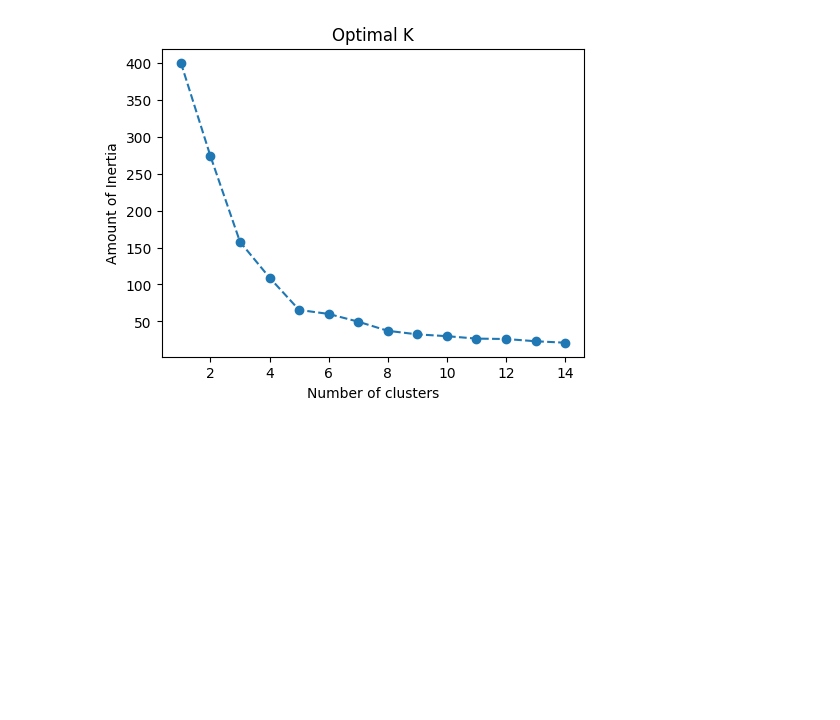
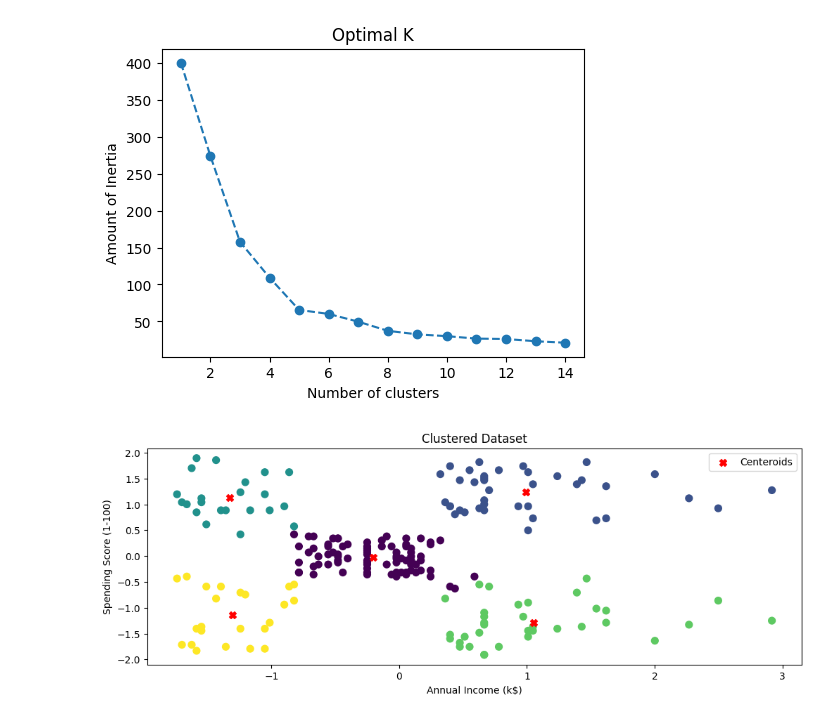
Before and after one commit to YS-Pundir/Machine-Learning-Foundations, a Jupyter notebook: Unsupervised Learning & Advanced Pipelines/Retail Customer Segmentation/model.ipynb, the cells around one changed output. Saved outputs shown, nothing was run; the diff lists cells and outputs as text; code cells hidden in the pictures; blank space fills up the shorter version.

Commit message:
adding the clusteration of data

```diff
--- a/Unsupervised Learning & Advanced Pipelines/Retail Customer Segmentation/model.ipynb
+++ b/Unsupervised Learning & Advanced Pipelines/Retail Customer Segmentation/model.ipynb
@@ -76,3 +76,21 @@ plt.title("Optimal K")
 plt.show()
 # %% [output]
 [figure]
+# %%
+# Step 3 : clustring the data with k=5
+
+kmeans=KMeans(n_clusters=5,init="k-means++",random_state=42)
+kmeans.fit(df)
+labels=kmeans.predict(df)
+
+plt.figure(figsize=(12,4))
+plt.scatter(df["Annual Income (k$)"],df["Spending Score (1-100)"],marker="o",c=labels,cmap="viridis",s=50)
+centers=kmeans.cluster_centers_
+plt.scatter(centers[:,0],centers[:,1],marker="X",c="red",s=50,label="Centeroids")
+plt.legend()
+plt.xlabel("Annual Income (k$)")
+plt.ylabel("Spending Score (1-100)")
+plt.title("Clustered Dataset")
+plt.show()
+# %% [output]
+[figure, added]
```
Also changed, not shown: parts of 1 cell of this notebook.
